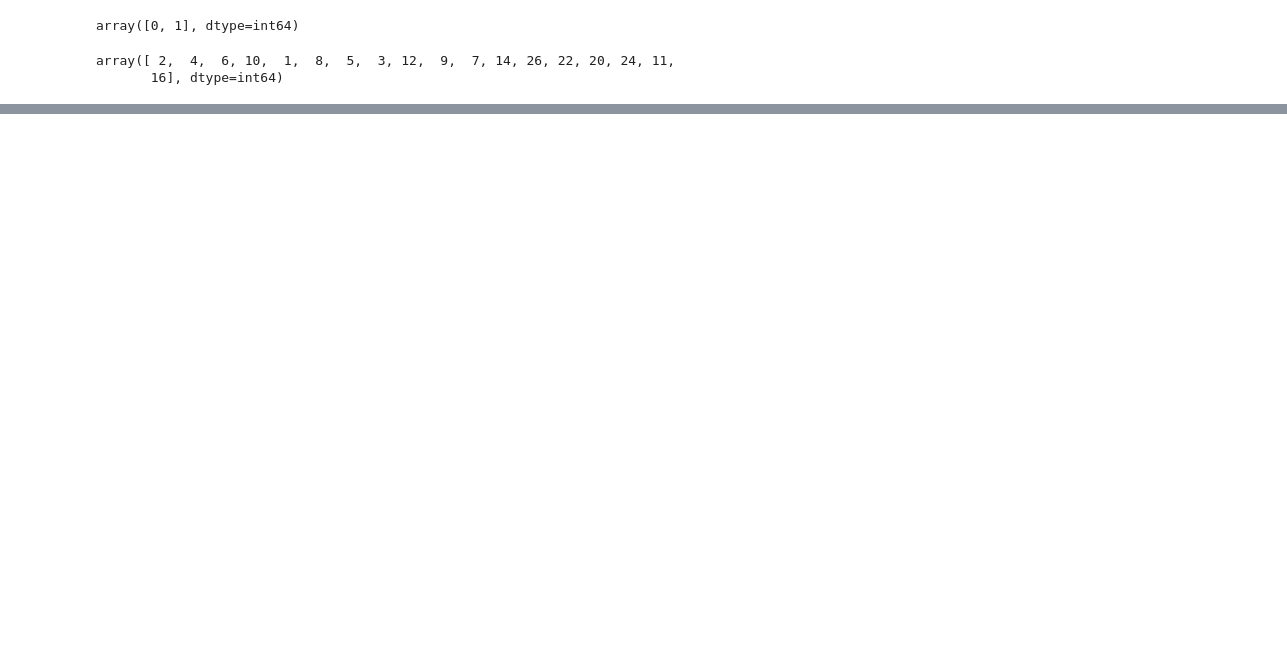
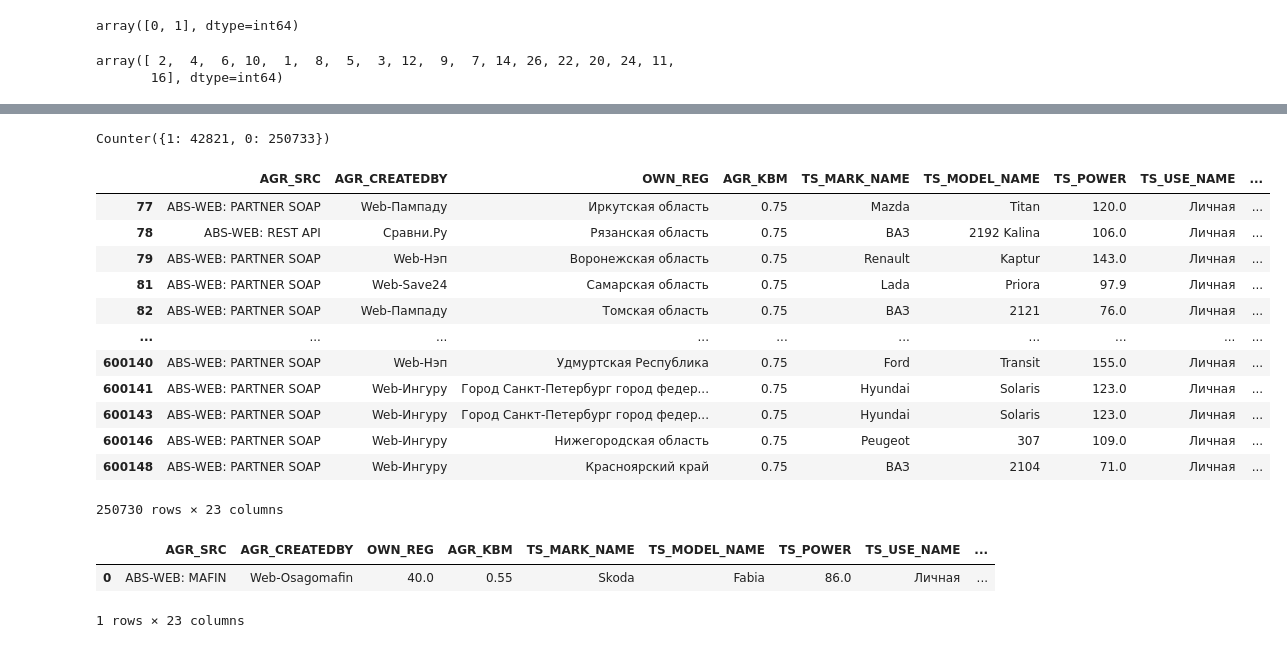
Before and after one commit to rgridnev/python_course, a Jupyter notebook: Diplom/notebooks/calc_test.ipynb, the cells around one changed output, grey strips where cells are left out. Cells and saved outputs as stored; diff of their text form; code cells hidden in the pictures; blank space fills up the shorter version.

```diff
--- a/Diplom/notebooks/calc_test.ipynb
+++ b/Diplom/notebooks/calc_test.ipynb
@@ -323,0 +386,2 @@ memory usage: 20.0+ MB
+# %%
+dt['pred'] = res
@@ -323,0 +414,12 @@ memory usage: 20.0+ MB
+# %%
+okato = pd.read_excel('../data/okato.xlsx')
+okato['OKATO'] = okato['OKATO'].apply(lambda x: x/1000000000)
+okato.head(100)
+
+def strregion(regid):
+    try:
+        return list(okato[okato['OKATO'] == regid].REGION)[0]
+    except:
+        return regid
+
+dt['real'] = dt['PREMIUMSUM'].apply(lambda x: 1 if x == 0 else 0)
@@ -323,0 +432,4 @@ memory usage: 20.0+ MB
+# %%
+dpr = dt[dt['real'] != dt['pred']]
+dpr['OWN_REG'] = dpr['OWN_REG'].apply(lambda x: float(x)).apply(strregion)
+dpr.head()
@@ -323,0 +449,27 @@ memory usage: 20.0+ MB
+# %%
+diff = dpr[dpr['pred'] != dpr['real']]
+Counter(diff['pred'])
+# %% [output]
+Counter({1: 42821, 0: 250733})
+# %%
+diff[(diff.pred == 0) & (diff.AGR_KBM < 1)]
+# %% [output]
+|  | AGR_SRC | AGR_CREATEDBY | OWN_REG | AGR_KBM | TS_MARK_NAME | TS_MODEL_NAME | TS_POWER | TS_USE_NAME | ... |
+| 77 | ABS-WEB: PARTNER SOAP | Web-Пампаду | Иркутская область | 0.75 | Mazda | Titan | 120.0 | Личная | ... |
+| 78 | ABS-WEB: REST API | Сравни.Ру | Рязанская область | 0.75 | ВАЗ | 2192 Kalina | 106.0 | Личная | ... |
+| 79 | ABS-WEB: PARTNER SOAP | Web-Нэп | Воронежская область | 0.75 | Renault | Kaptur | 143.0 | Личная | ... |
+| 81 | ABS-WEB: PARTNER SOAP | Web-Save24 | Самарская область | 0.75 | Lada | Priora | 97.9 | Личная | ... |
+| 82 | ABS-WEB: PARTNER SOAP | Web-Пампаду | Томская область | 0.75 | ВАЗ | 2121 | 76.0 | Личная | ... |
+| ... | ... | ... | ... | ... | ... | ... | ... | ... | ... |
+| 600140 | ABS-WEB: PARTNER SOAP | Web-Нэп | Удмуртская Республика | 0.75 | Ford | Transit | 155.0 | Личная | ... |
+| 600141 | ABS-WEB: PARTNER SOAP | Web-Ингуру | Город Санкт-Петербург город федер... | 0.75 | Hyundai | Solaris | 123.0 | Личная | ... |
+| 600143 | ABS-WEB: PARTNER SOAP | Web-Ингуру | Город Санкт-Петербург город федер... | 0.75 | Hyundai | Solaris | 123.0 | Личная | ... |
+| 600146 | ABS-WEB: PARTNER SOAP | Web-Ингуру | Нижегородская область | 0.75 | Peugeot | 307 | 109.0 | Личная | ... |
+| 600148 | ABS-WEB: PARTNER SOAP | Web-Ингуру | Красноярский край | 0.75 | ВАЗ | 2104 | 71.0 | Личная | ... |
+250730 rows × 23 columns
+# %%
+dt[:1]
+# %% [output]
+|  | AGR_SRC | AGR_CREATEDBY | OWN_REG | AGR_KBM | TS_MARK_NAME | TS_MODEL_NAME | TS_POWER | TS_USE_NAME | ... |
+| 0 | ABS-WEB: MAFIN | Web-Osagomafin | 40.0 | 0.55 | Skoda | Fabia | 86.0 | Личная | ... |
+1 rows × 23 columns
```
Also changed, not shown: parts of 33 cells of this notebook, 7 other files.
